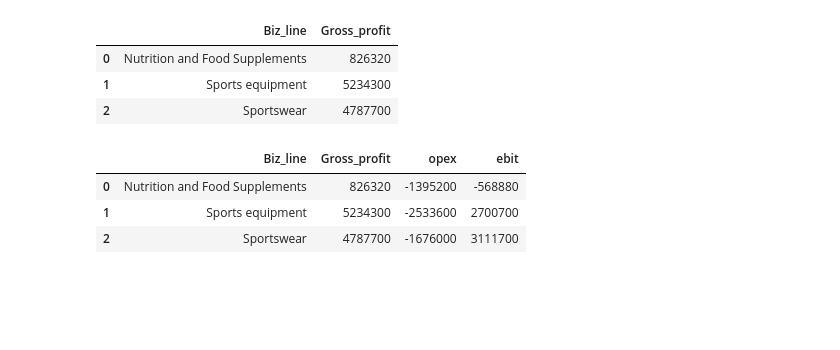
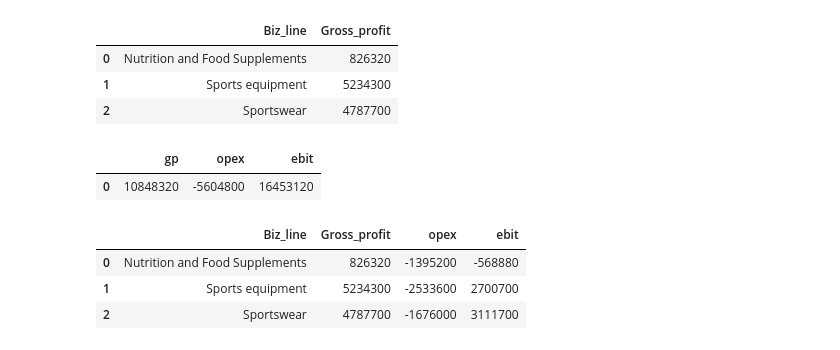
Before and after one commit to djibril968/Python_projects, a Jupyter notebook: Onyx_Financial_Analysis.ipynb, the cells around one changed output. Drawn from its saved outputs; the diff is of its cells as text; code cells hidden in the pictures; blank space fills up the shorter version.

```diff
--- a/Onyx_Financial_Analysis.ipynb
+++ b/Onyx_Financial_Analysis.ipynb
@@ -848,15 +848,26 @@ gross_profit_ebit
 | 2 | Sportswear | 4787700 |
 # %%
 # EBIT analysis
-
-#overall ebit analysis
 ebit = gross_profit_ebit.merge(opex_biz_line, on= 'Biz_line', how= 'left')
 ebit
+#overall ebit analysis
+gp = ebit['Gross_profit'].sum()
+opex = ebit['opex'].sum()
+ebit_df = pd.DataFrame({'gp': [gp],
+                       'opex': [opex]})
 
-ebit['ebit'] = ebit['Gross_profit'] + ebit['opex']
-ebit
+ebit_df['ebit'] = ebit_df['gp'] - ebit_df['opex']
+
+ebit_df
 # %% [output]
-|  | Biz_line | Gross_profit | opex | ebit |
-| 0 | Nutrition and Food Supplements | 826320 | -1395200 | -568880 |
-| 1 | Sports equipment | 5234300 | -2533600 | 2700700 |
-| 2 | Sportswear | 4787700 | -1676000 | 3111700 |
+|  | gp | opex | ebit |
+| 0 | 10848320 | -5604800 | 16453120 |
+# %%
+#ebit by business line
+ebit['ebit'] = ebit['Gross_profit'] + ebit['opex']
+ebit
+# %% [output]
+|  | Biz_line | Gross_profit | opex | ebit |
+| 0 | Nutrition and Food Supplements | 826320 | -1395200 | -568880 |
+| 1 | Sports equipment | 5234300 | -2533600 | 2700700 |
+| 2 | Sportswear | 4787700 | -1676000 | 3111700 |
```
